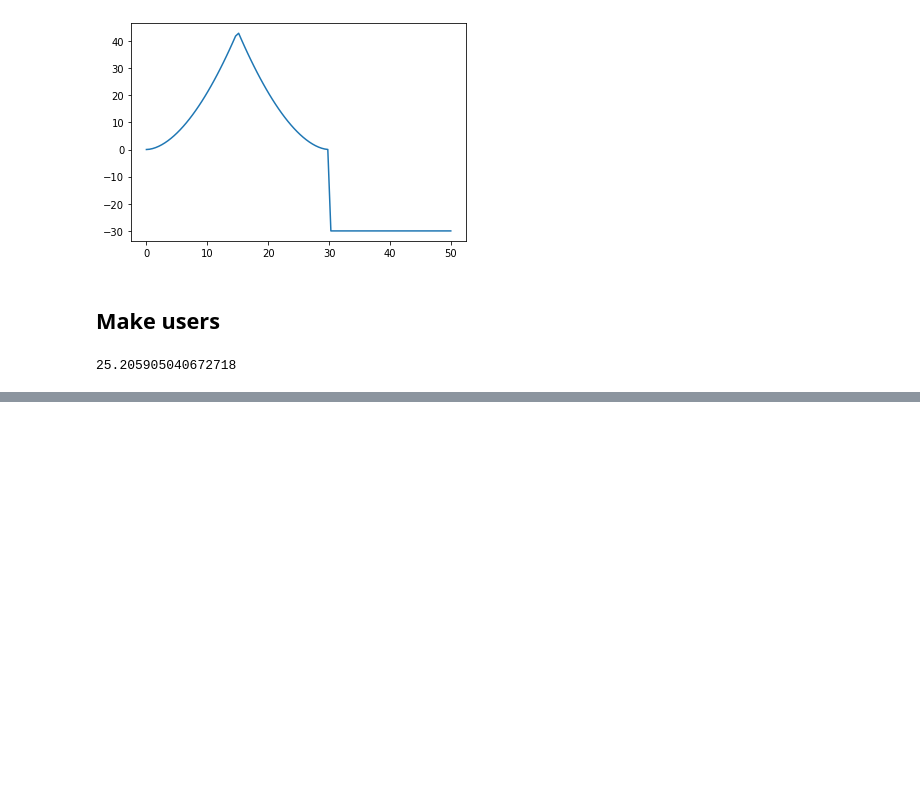
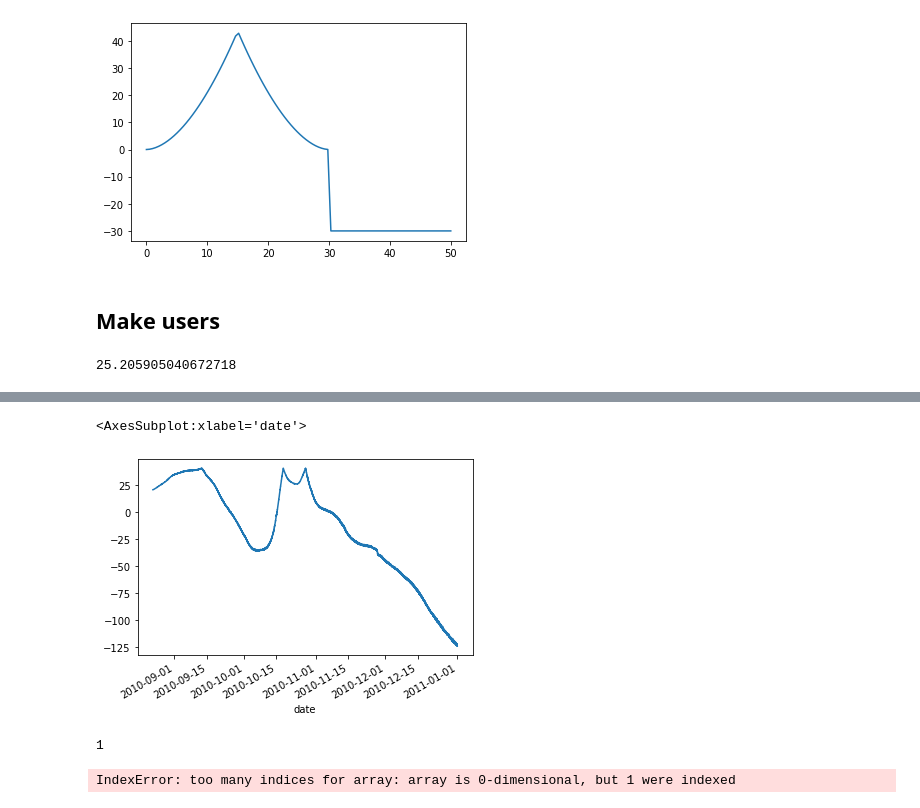
Before and after one commit to SjoerdGn/str-flow-pred-and-control, a Jupyter notebook: data_exploration/test_control_functionalities.ipynb, the cells around one changed output, grey strips where cells are left out. Drawn from its saved outputs; the diff is of its cells as text; code cells hidden in the pictures; blank space fills up the shorter version.

Commit message:
handle float and array like

```diff
--- a/data_exploration/test_control_functionalities.ipynb
+++ b/data_exploration/test_control_functionalities.ipynb
@@ -29,0 +45,4 @@ ctrl.return_combined_value(1, [None, 10], [0.5, None])
+# %%
+weir_setting = 3 # eerst hele jaar vast
+
+ctrl.return_combined_value(level['Value']['2010'], [None, 10], [weir_setting, None])
@@ -29,0 +63,14 @@ ctrl.return_combined_value(1, [None, 10], [0.5, None])
+# %%
+ctrl.return_combined_value(level['Value']['2010'], [None, 10], [weir_setting, None]).plot()
+# %% [output]
+<AxesSubplot:xlabel='date'>
+[figure, added]
+# %%
+testlist = [1,2,3]
+testlist[testlist == 2]
+# %% [output]
+1
+# %%
+np.array(1)[0]
+# %% [output]
+IndexError: too many indices for array: array is 0-dimensional, but 1 were indexed
```
Also changed, not shown: parts of 5 cells of this notebook, 3 other files.
